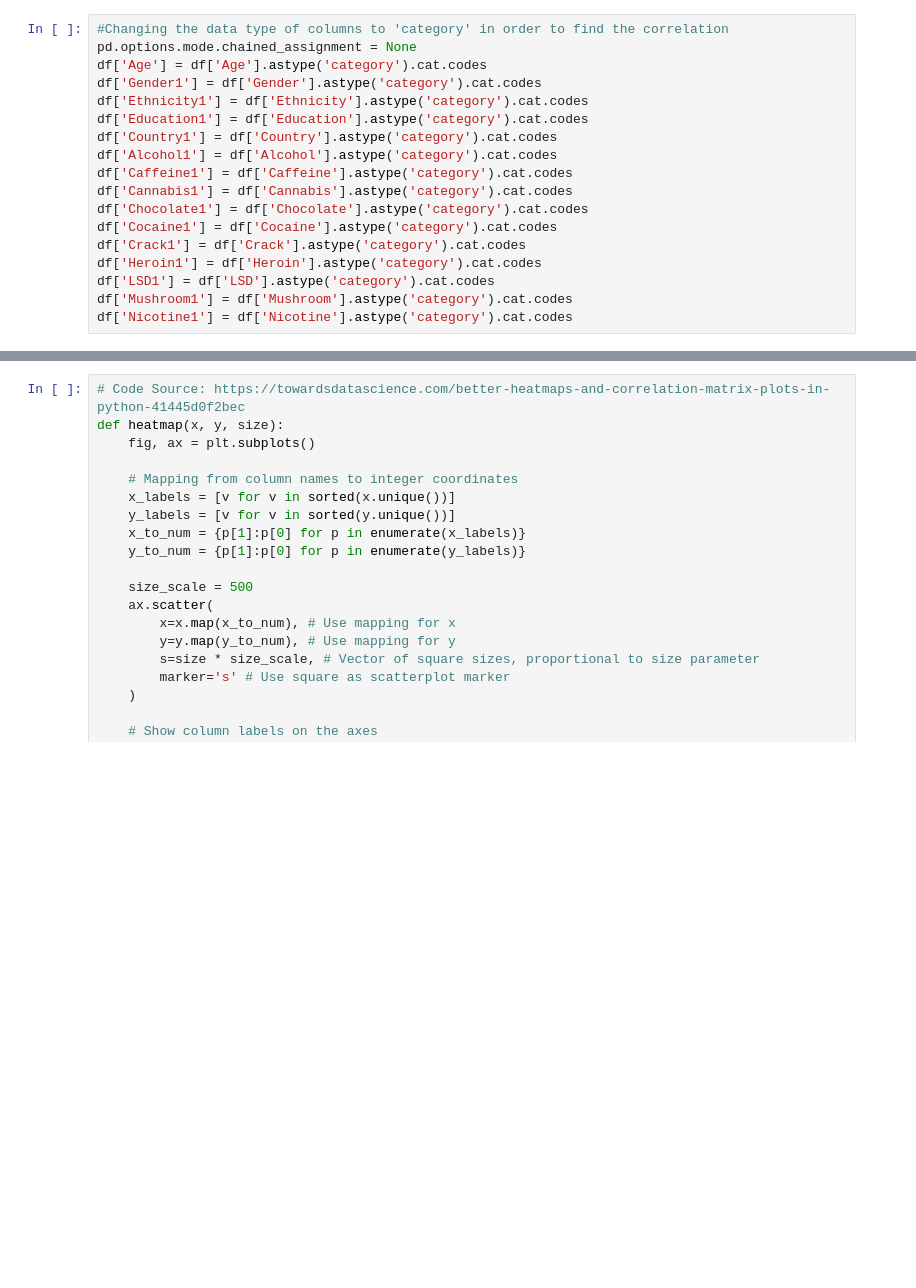
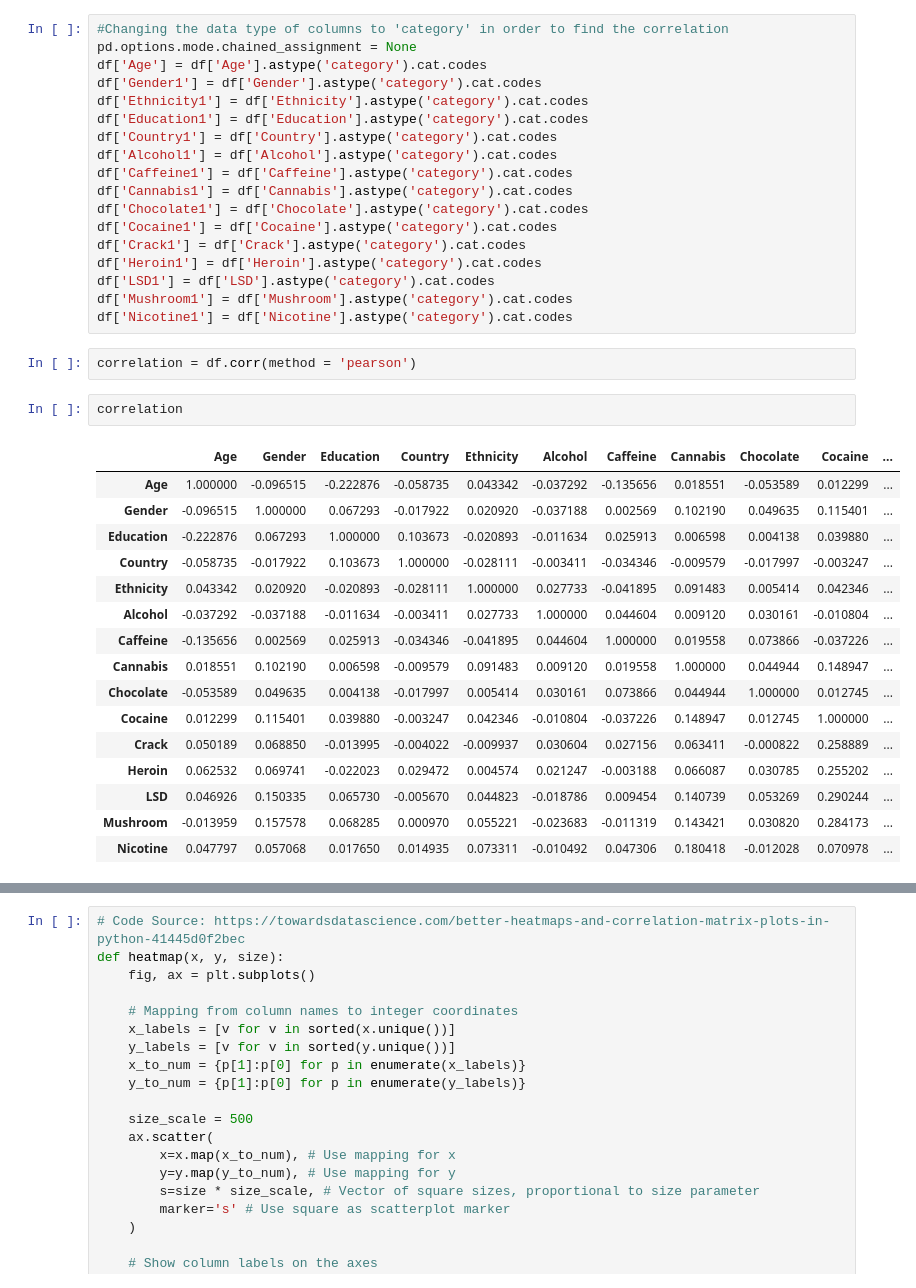
Before and after one commit to akshat3196/PR_Final_Project, a Jupyter notebook: Final_Project_PR.ipynb, the cells around one changed output, grey strips where cells are left out. Saved outputs shown, nothing was run; the diff lists cells and outputs as text; blank space fills up the shorter version.

```diff
--- a/Final_Project_PR.ipynb
+++ b/Final_Project_PR.ipynb
@@ -280,4 +283,25 @@ df['Heroin1'] = df['Heroin'].astype('category').cat.codes
 df['LSD1'] = df['LSD'].astype('category').cat.codes
 df['Mushroom1'] = df['Mushroom'].astype('category').cat.codes
 df['Nicotine1'] = df['Nicotine'].astype('category').cat.codes
+# %%
+correlation = df.corr(method = 'pearson')
+# %%
+correlation
+# %% [output]
+|  | Age | Gender | Education | Country | Ethnicity | Alcohol | Caffeine | Cannabis | Chocolate | Cocaine | ... |
+| Age | 1.000000 | -0.096515 | -0.222876 | -0.058735 | 0.043342 | -0.037292 | -0.135656 | 0.018551 | -0.053589 | 0.012299 | ... |
+| Gender | -0.096515 | 1.000000 | 0.067293 | -0.017922 | 0.020920 | -0.037188 | 0.002569 | 0.102190 | 0.049635 | 0.115401 | ... |
+| Education | -0.222876 | 0.067293 | 1.000000 | 0.103673 | -0.020893 | -0.011634 | 0.025913 | 0.006598 | 0.004138 | 0.039880 | ... |
+| Country | -0.058735 | -0.017922 | 0.103673 | 1.000000 | -0.028111 | -0.003411 | -0.034346 | -0.009579 | -0.017997 | -0.003247 | ... |
+| Ethnicity | 0.043342 | 0.020920 | -0.020893 | -0.028111 | 1.000000 | 0.027733 | -0.041895 | 0.091483 | 0.005414 | 0.042346 | ... |
+| Alcohol | -0.037292 | -0.037188 | -0.011634 | -0.003411 | 0.027733 | 1.000000 | 0.044604 | 0.009120 | 0.030161 | -0.010804 | ... |
+| Caffeine | -0.135656 | 0.002569 | 0.025913 | -0.034346 | -0.041895 | 0.044604 | 1.000000 | 0.019558 | 0.073866 | -0.037226 | ... |
+| Cannabis | 0.018551 | 0.102190 | 0.006598 | -0.009579 | 0.091483 | 0.009120 | 0.019558 | 1.000000 | 0.044944 | 0.148947 | ... |
+| Chocolate | -0.053589 | 0.049635 | 0.004138 | -0.017997 | 0.005414 | 0.030161 | 0.073866 | 0.044944 | 1.000000 | 0.012745 | ... |
+| Cocaine | 0.012299 | 0.115401 | 0.039880 | -0.003247 | 0.042346 | -0.010804 | -0.037226 | 0.148947 | 0.012745 | 1.000000 | ... |
+| Crack | 0.050189 | 0.068850 | -0.013995 | -0.004022 | -0.009937 | 0.030604 | 0.027156 | 0.063411 | -0.000822 | 0.258889 | ... |
+| Heroin | 0.062532 | 0.069741 | -0.022023 | 0.029472 | 0.004574 | 0.021247 | -0.003188 | 0.066087 | 0.030785 | 0.255202 | ... |
+| LSD | 0.046926 | 0.150335 | 0.065730 | -0.005670 | 0.044823 | -0.018786 | 0.009454 | 0.140739 | 0.053269 | 0.290244 | ... |
+| Mushroom | -0.013959 | 0.157578 | 0.068285 | 0.000970 | 0.055221 | -0.023683 | -0.011319 | 0.143421 | 0.030820 | 0.284173 | ... |
+| Nicotine | 0.047797 | 0.057068 | 0.017650 | 0.014935 | 0.073311 | -0.010492 | 0.047306 | 0.180418 | -0.012028 | 0.070978 | ... |
 # %%
```
Also changed, not shown: parts of 12 cells of this notebook.
